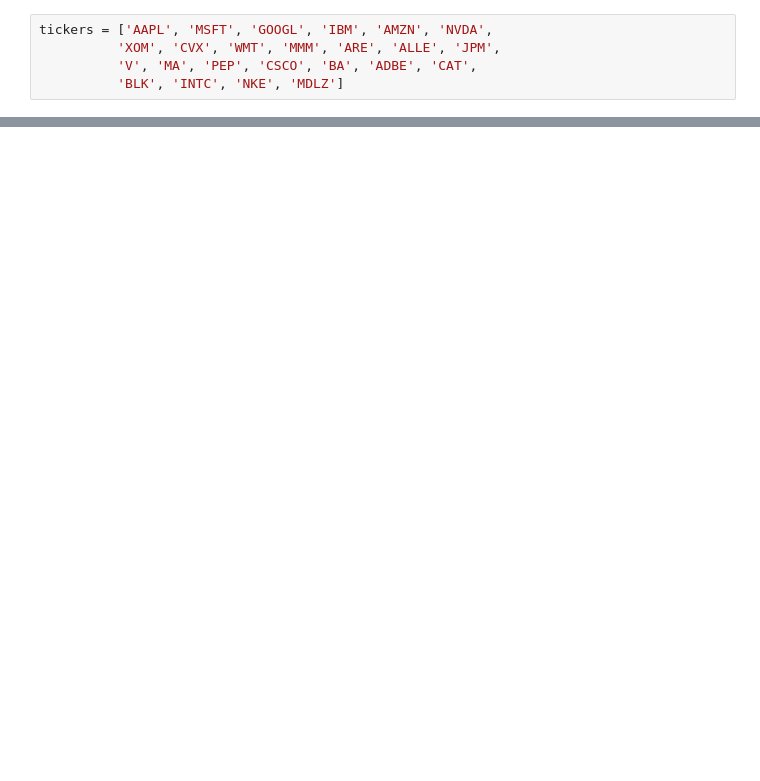
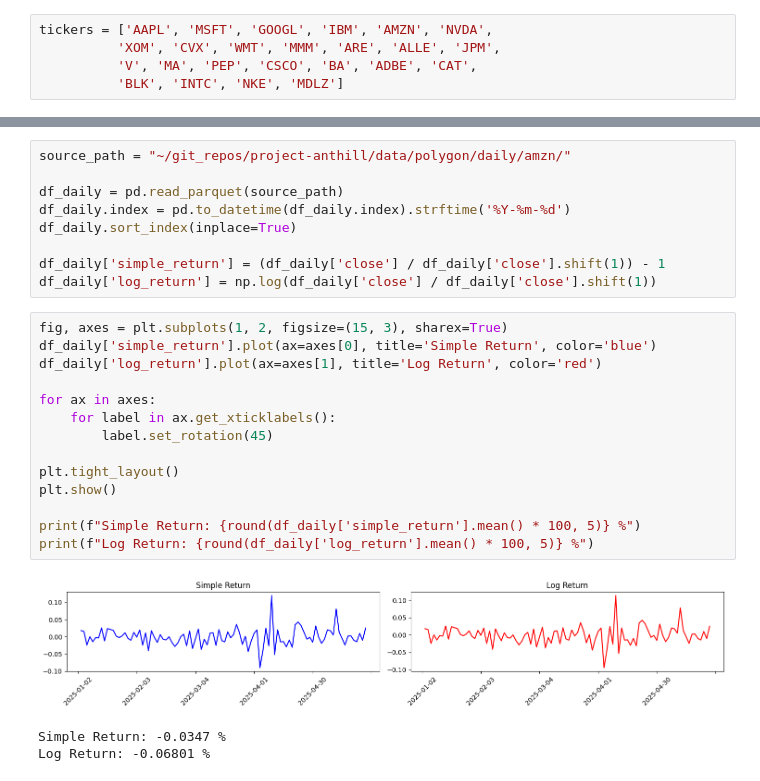
Before and after one commit to jtorsvik/project-anthill, a Jupyter notebook: notebook/stock_analysis.ipynb, the cells around one changed output, grey strips where cells are left out. Saved outputs shown, nothing was run; the diff lists cells and outputs as text; blank space fills up the shorter version.

```diff
--- a/notebook/stock_analysis.ipynb
+++ b/notebook/stock_analysis.ipynb
@@ -100,0 +136,27 @@ NameError: name 'ibm' is not defined
+# %%
+source_path = "~/git_repos/project-anthill/data/polygon/daily/amzn/"
+
+df_daily = pd.read_parquet(source_path)
+df_daily.index = pd.to_datetime(df_daily.index).strftime('%Y-%m-%d')
+df_daily.sort_index(inplace=True)
+
+df_daily['simple_return'] = (df_daily['close'] / df_daily['close'].shift(1)) - 1
+df_daily['log_return'] = np.log(df_daily['close'] / df_daily['close'].shift(1))
+# %%
+fig, axes = plt.subplots(1, 2, figsize=(15, 3), sharex=True)
+df_daily['simple_return'].plot(ax=axes[0], title='Simple Return', color='blue')
+df_daily['log_return'].plot(ax=axes[1], title='Log Return', color='red')
+
+for ax in axes:
+    for label in ax.get_xticklabels():
+        label.set_rotation(45)
+
+plt.tight_layout()
+plt.show()
+
+print(f"Simple Return: {round(df_daily['simple_return'].mean() * 100, 5)} %")
+print(f"Log Return: {round(df_daily['log_return'].mean() * 100, 5)} %")
+# %% [output]
+[figure, added]
+Simple Return: -0.0347 %
+Log Return: -0.06801 %
```
Also changed, not shown: parts of 10 cells of this notebook, 6 other files.
